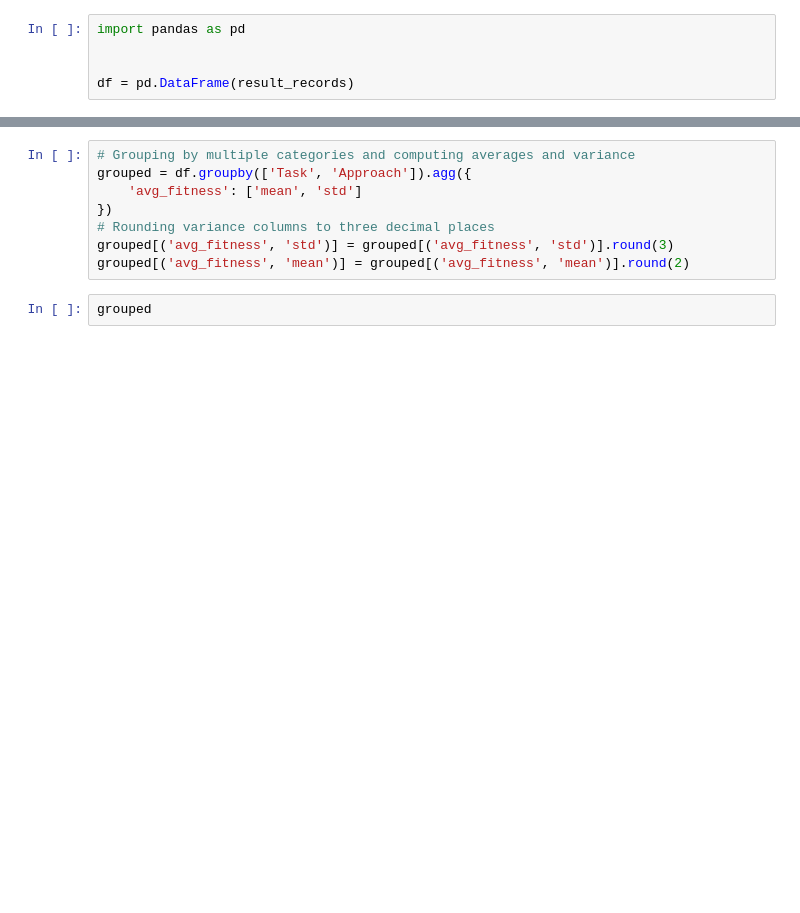
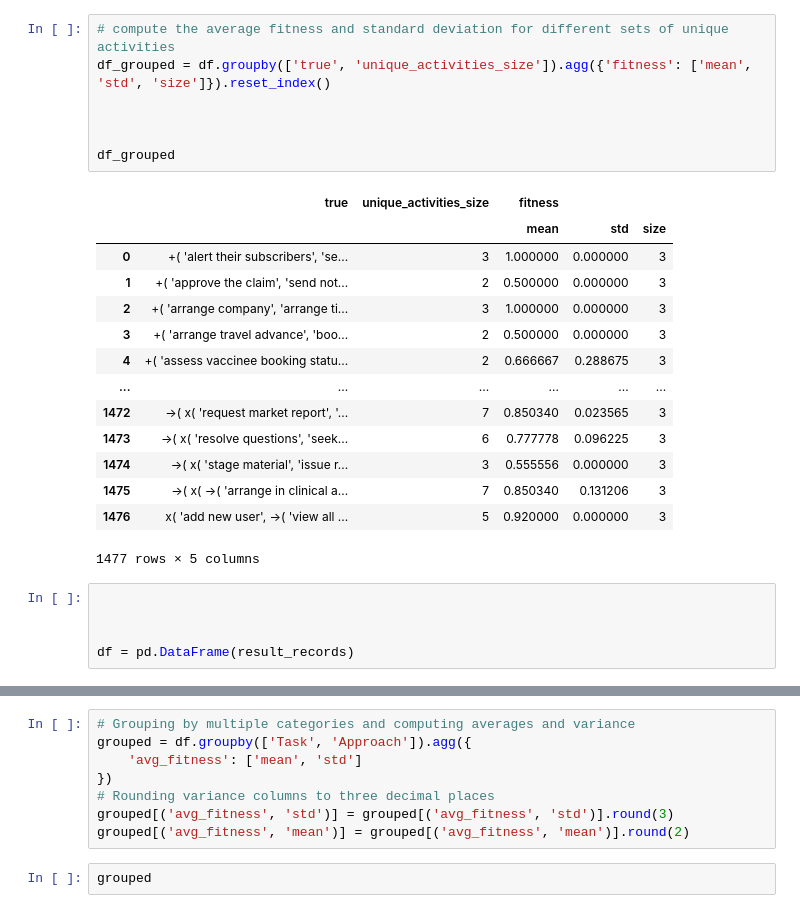
Before and after one commit to a-rebmann/llms4pm, a Jupyter notebook: result_processing_ft_generation.ipynb, the cells around one changed output, grey strips where cells are left out. Cells and saved outputs as stored; diff of their text form; blank space fills up the shorter version.

```diff
--- a/result_processing_ft_generation.ipynb
+++ b/result_processing_ft_generation.ipynb
@@ -120,5 +145,27 @@ for run in runs:
+# %%
+# compute the average fitness and standard deviation for different sets of unique activities
+df_grouped = df.groupby(['true', 'unique_activities_size']).agg({'fitness': ['mean', 'std', 'size']}).reset_index()
+
+
+
+df_grouped
+# %% [output]
+|  | true | unique_activities_size | fitness |  |  |
+|  |  |  | mean | std | size |
+| 0 | +( 'alert their subscribers', 'se... | 3 | 1.000000 | 0.000000 | 3 |
+| 1 | +( 'approve the claim', 'send not... | 2 | 0.500000 | 0.000000 | 3 |
+| 2 | +( 'arrange company', 'arrange ti... | 3 | 1.000000 | 0.000000 | 3 |
+| 3 | +( 'arrange travel advance', 'boo... | 2 | 0.500000 | 0.000000 | 3 |
+| 4 | +( 'assess vaccinee booking statu... | 2 | 0.666667 | 0.288675 | 3 |
+| ... | ... | ... | ... | ... | ... |
+| 1472 | ->( x( 'request market report', '... | 7 | 0.850340 | 0.023565 | 3 |
+| 1473 | ->( x( 'resolve questions', 'seek... | 6 | 0.777778 | 0.096225 | 3 |
+| 1474 | ->( x( 'stage material', 'issue r... | 3 | 0.555556 | 0.000000 | 3 |
+| 1475 | ->( x( ->( 'arrange in clinical a... | 7 | 0.850340 | 0.131206 | 3 |
+| 1476 | x( 'add new user', ->( 'view all ... | 5 | 0.920000 | 0.000000 | 3 |
+1477 rows × 5 columns
 # %%
-import pandas as pd
+
 
 
 df = pd.DataFrame(result_records)
```
Also changed, not shown: parts of 4 cells of this notebook, 13 other files.
